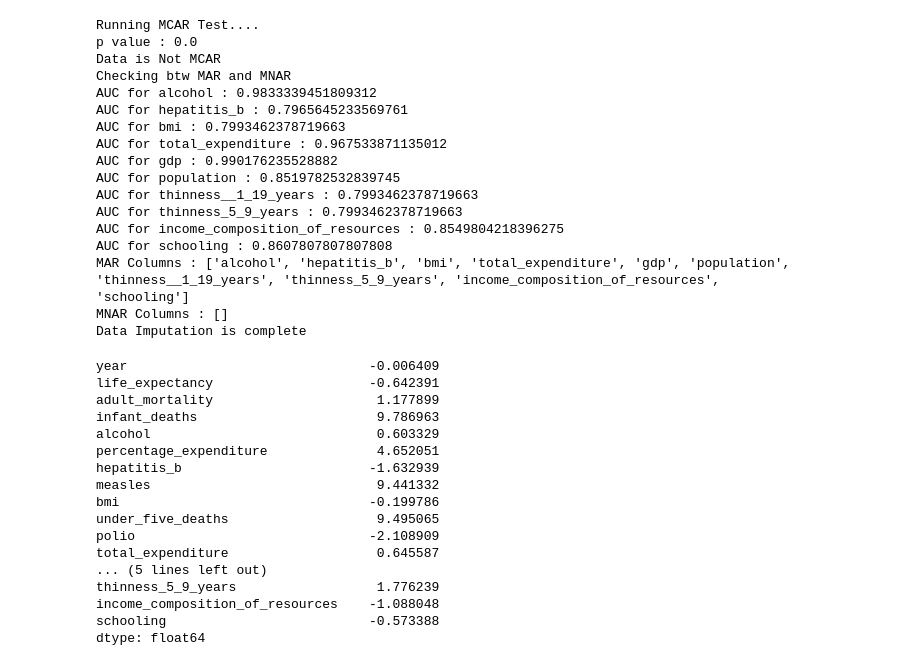
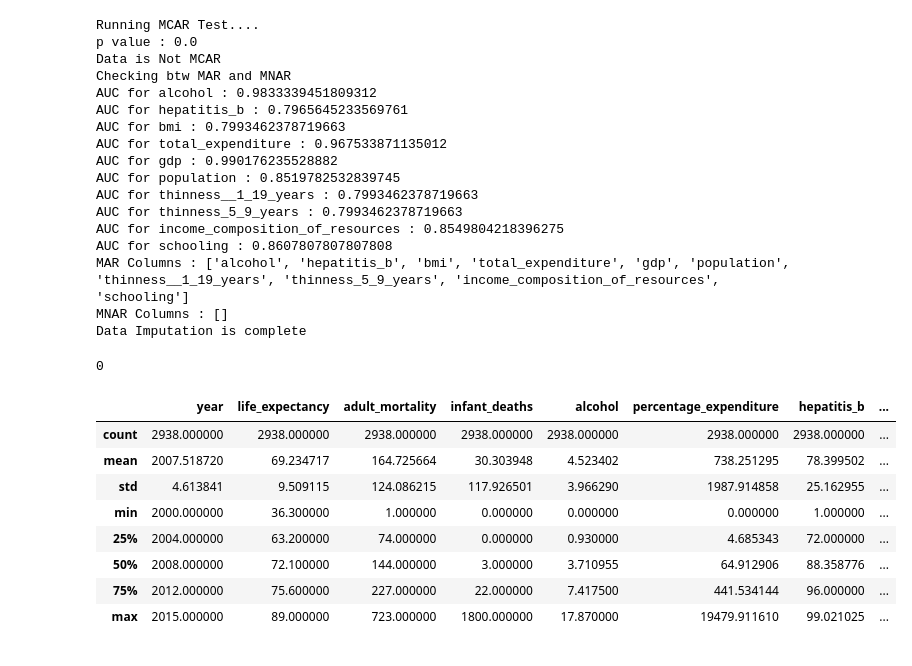
Before and after one commit to KevalSolanki77/My-ML-journey, a Jupyter notebook: Day-16-Ridge-Regressor/MyRidgeReg.ipynb, the cells around one changed output. Cells and saved outputs as stored; diff of their text form; code cells hidden in the pictures.

```diff
--- a/Day-16-Ridge-Regressor/MyRidgeReg.ipynb
+++ b/Day-16-Ridge-Regressor/MyRidgeReg.ipynb
@@ -81,3 +82,3 @@ hiv/aids                            0.000000
 dtype: float64
 # %%
-df['status'].value_counts()
+df = df.dropna(subset=['life_expectancy'])
@@ -99,7 +95,7 @@ It can be a problem if the training data has only few Developed Countries
 # %% [markdown]
 To decide that let's create a function that takes the df and returns the imputed df
 # %%
-def check_missingness(df: pd.DataFrame):
+def check_missingness(df: pd.DataFrame) -> pd.DataFrame:
 
     treated_df = df.copy()
 
@@ -125,15 +121,15 @@ def check_missingness(df: pd.DataFrame):
 
         encoded_df = encoded_df.dropna(subset = complete_features)
 
-    print("Running MCAR Test....")
+    # print("Running MCAR Test....")
     mcar_test = MCARTest()
     p_value = mcar_test(df.select_dtypes(exclude=['object']))
-    print(f"p value : {p_value}")
+    # print(f"p value : {p_value}")
 
     # If p_value > 0.05 means Null Hypothesis is Correct Data is MCAR
     if p_value > 0.05:
         # Treat as MCAR
-        print("Data is MCAR")
+        # print("Data is MCAR")
         num_cols = treated_df.select_dtypes(exclude=['object']).columns.tolist()
 
         for col in num_cols:
@@ -142,8 +138,8 @@ def check_missingness(df: pd.DataFrame):
         return treated_df
 
     # If p_value < 0.05
-    print("Data is Not MCAR")
-    print("Checking btw MAR and MNAR")
+    # print("Data is Not MCAR")
+    # print("Checking btw MAR and MNAR")
 
     columns_to_test = missing_percentages[missing_percentages > 0].index.tolist()
     mar_cols = []
@@ -151,8 +147,6 @@ def check_missingness(df: pd.DataFrame):
 
     # Removing the country columns because lower gdp and population countries will never give there name so my model don't learn it memorize that if this country came the value will be missing
     complete_features.remove('country')
-
-
 
     # Checking each row individually
     for col in columns_to_test:
@@ -175,7 +169,7 @@ def check_missingness(df: pd.DataFrame):
         scores = cross_val_score(clf, X, y, cv = 5, scoring='roc_auc')
 
         mean_auc = scores.mean()
-        print(f"AUC for {col} : {mean_auc}")
+        # print(f"AUC for {col} : {mean_auc}")
         # If mean_auc >= 0.70 the columns has high relation and will be added to mar_cols
         if mean_auc >= 0.70:
             mar_cols.append(col)
@@ -183,17 +177,17 @@ def check_missingness(df: pd.DataFrame):
         else:
             treated_df[f"{col}_was_missing"] = treated_df[col].isnull().astype(int)
             mnar_cols.append(col)
-    print(f"MAR Columns : {mar_cols}")
-    print(f"MNAR Columns : {mnar_cols}")
+    # print(f"MAR Columns : {mar_cols}")
+    # print(f"MNAR Columns : {mnar_cols}")
     # Imputation for MAR/MNAR columns
     if mar_cols or mnar_cols:
         num_cols = treated_df.select_dtypes(exclude='object').columns.tolist()
 
-        mice = IterativeImputer(max_iter=50, random_state=0)
+        mice = IterativeImputer(max_iter=50, random_state=0, min_value=0)
 
         treated_df[num_cols] = mice.fit_transform(treated_df[num_cols])
-    print("Data Imputation is complete")
-    return treated_df
+    # print("Data Imputation is complete")
+    return treated_df.drop(columns=['country'])
 # %%
 imputed_df = check_missingness(df)
 # %% [output]
@@ -216,23 +210,3 @@ AUC for schooling : 0.8607807807807808
 MAR Columns : ['alcohol', 'hepatitis_b', 'bmi', 'total_expenditure', 'gdp', 'population', 'thinness__1_19_years', 'thinness_5_9_years', 'income_composition_of_resources', 'schooling']
 MNAR Columns : []
 Data Imputation is complete
-# %%
-imputed_df.skew(numeric_only=True)
-# %% [output]
-year                               -0.006409
-life_expectancy                    -0.642391
-adult_mortality                     1.177899
-infant_deaths                       9.786963
-alcohol                             0.603329
-percentage_expenditure              4.652051
-hepatitis_b                        -1.632939
-measles                             9.441332
-bmi                                -0.199786
-under_five_deaths                   9.495065
-polio                              -2.108909
-total_expenditure                   0.645587
-... (5 lines left out)
-thinness_5_9_years                  1.776239
-income_composition_of_resources    -1.088048
-schooling                          -0.573388
-dtype: float64
@@ -254,0 +213,14 @@ skewness_pipe = Pipeline(steps = [
+# %%
+print(imputed_df.isnull().sum().sum())
+imputed_df.describe()
+# %% [output]
+0
+|  | year | life_expectancy | adult_mortality | infant_deaths | alcohol | percentage_expenditure | hepatitis_b | ... |
+| count | 2938.000000 | 2938.000000 | 2938.000000 | 2938.000000 | 2938.000000 | 2938.000000 | 2938.000000 | ... |
+| mean | 2007.518720 | 69.234717 | 164.725664 | 30.303948 | 4.523402 | 738.251295 | 78.399502 | ... |
+| std | 4.613841 | 9.509115 | 124.086215 | 117.926501 | 3.966290 | 1987.914858 | 25.162955 | ... |
+| min | 2000.000000 | 36.300000 | 1.000000 | 0.000000 | 0.000000 | 0.000000 | 1.000000 | ... |
+| 25% | 2004.000000 | 63.200000 | 74.000000 | 0.000000 | 0.930000 | 4.685343 | 72.000000 | ... |
+| 50% | 2008.000000 | 72.100000 | 144.000000 | 3.000000 | 3.710955 | 64.912906 | 88.358776 | ... |
+| 75% | 2012.000000 | 75.600000 | 227.000000 | 22.000000 | 7.417500 | 441.534144 | 96.000000 | ... |
+| max | 2015.000000 | 89.000000 | 723.000000 | 1800.000000 | 17.870000 | 19479.911610 | 99.021025 | ... |
```
Also changed, not shown: parts of 30 cells of this notebook.
